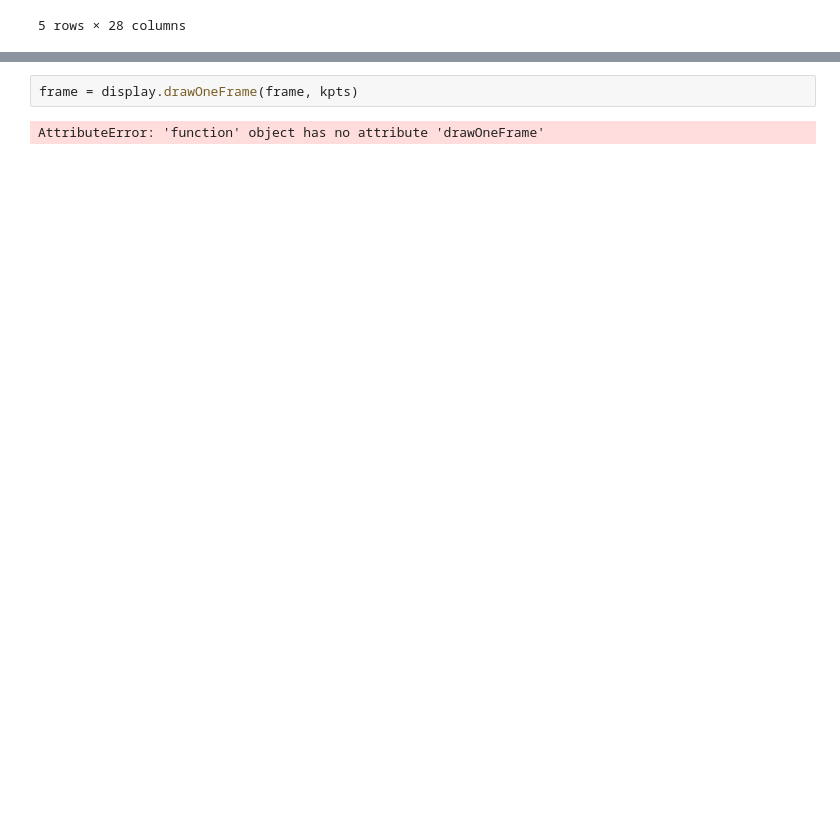
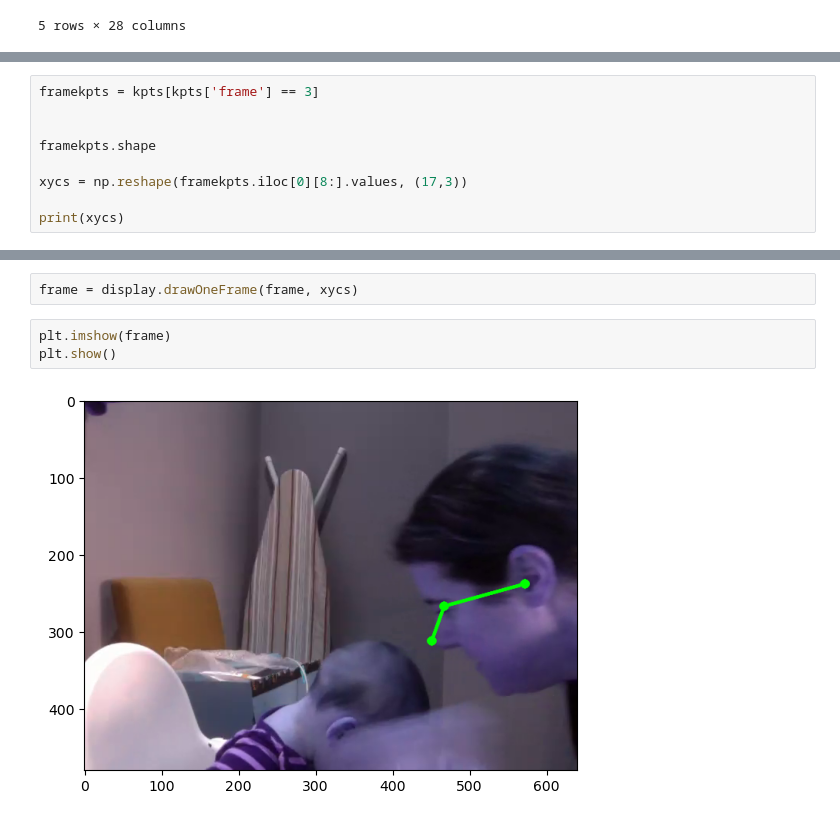
Before and after one commit to InfantLab/VideoAnnotator, a Jupyter notebook: code/06_ca_clean_label_actors_remove_ghosts.ipynb, the cells around one changed output, grey strips where cells are left out. Saved outputs shown, nothing was run; the diff lists cells and outputs as text; blank space fills up the shorter version.

```diff
--- a/code/06_ca_clean_label_actors_remove_ghosts.ipynb
+++ b/code/06_ca_clean_label_actors_remove_ghosts.ipynb
@@ -97,0 +84,9 @@ for row in framekpts.iterrows():
+# %%
+framekpts = kpts[kpts['frame'] == 3]
+
+
+framekpts.shape
+
+xycs = np.reshape(framekpts.iloc[0][8:].values, (17,3))
+
+print(xycs)
@@ -98,4 +111,7 @@ for row in framekpts.iterrows():
 # %%
-frame = display.drawOneFrame(frame, kpts)
+frame = display.drawOneFrame(frame, xycs)
-# %% [output]
-AttributeError: 'function' object has no attribute 'drawOneFrame'
+# %%
+plt.imshow(frame)
+plt.show()
+# %% [output]
+[figure, added]
```
Also changed, not shown: parts of 4 cells of this notebook, 20 other files.
